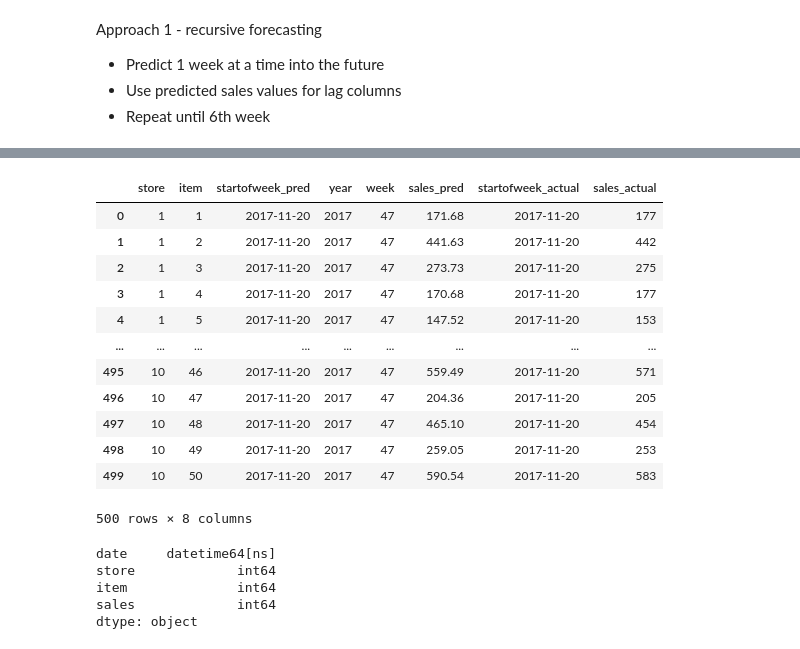
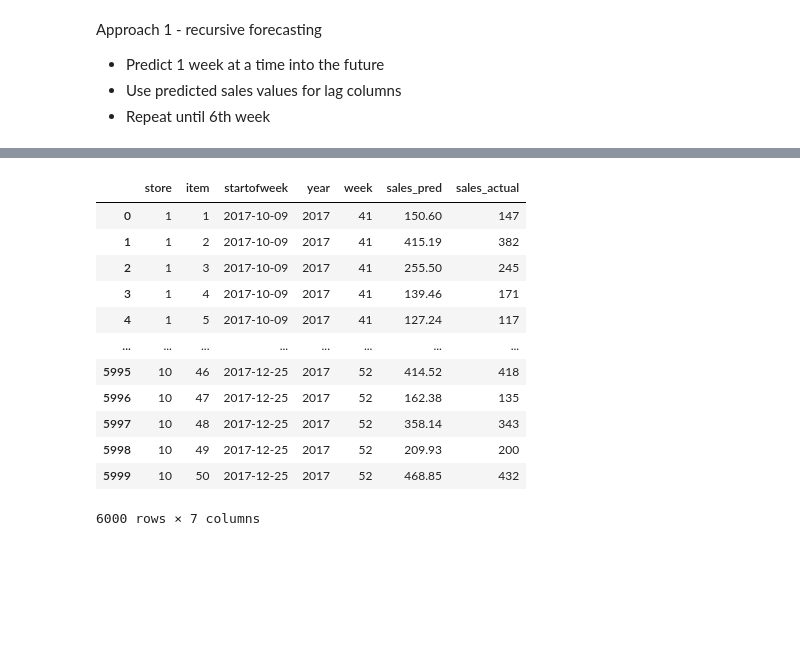
Before and after one commit to L33T-Snack3r/demand-forecasting, a Jupyter notebook: nbs/Model1.ipynb, the cells around one changed output, grey strips where cells are left out. Cells and saved outputs as stored; diff of their text form; code cells hidden in the pictures; blank space fills up the shorter version.

Commit message:
Bulk forecasting

```diff
--- a/nbs/Model1.ipynb
+++ b/nbs/Model1.ipynb
@@ -413,7 +413,7 @@ def recursivePredict(df, model, forecast_weeks=6, train=False):
     df_predict = df[df['startofweek'] >= cutoff_date].reset_index(drop=True)
     df_predict['sales'] = -1 #Set sales after the forecast horizon to -1 for bookkeeping
 
-    logger.info("Making predictions")
+    logger.info("Making predictions...")
     for week in most_recent_weeks[-forecast_weeks:]:
         #Append the week to be predicted
         df_processed = pd.concat([df_backfill, df_predict[df_predict['startofweek'] == week]],
@@ -440,6 +440,7 @@ def recursivePredict(df, model, forecast_weeks=6, train=False):
                                 ],
                                 ignore_index=True,
                                 axis=0)
+        logger.info(f"Week {week} predictions complete")
 
     results = pd.merge(left=df_backfill[df_backfill['startofweek'] >= cutoff_date]\
                             .astype({'item': 'str', 'store': 'str'}),
@@ -451,13 +452,19 @@ def recursivePredict(df, model, forecast_weeks=6, train=False):
                     )
 
     #Display metrics
-    for
+    for week in most_recent_weeks[-forecast_weeks:]:
+        y_pred = results[results['startofweek'] == week]['sales_pred']
+        y_test = results[results['startofweek'] == week]['sales_actual']
+
+        logger.info(f"RMSE for {week}: {root_mean_squared_error(y_pred, y_test)}")
+
+    logger.info(f"Overall RMSE: {root_mean_squared_error(results['sales_pred'], results['sales_actual'])}")
+
+    return results
 # %%
-model = train_model(df=training_dataset.pipe(aggregateByWeek, sales_col='sales'),
-                    model=RandomForestRegressor(n_jobs=-1))
-
+model=RandomForestRegressor(n_jobs=-1)
 predictions = recursivePredict(df=training_dataset,
                  model=model,
-                 forecast_weeks=6, train=False)
+                 forecast_weeks=12, train=True)
 predictions
 # %% [output]
@@ -478,21 +488,13 @@ dtype: object
-|  | store | item | startofweek_pred | year | week | sales_pred | startofweek_actual | sales_actual |
-| 0 | 1 | 1 | 2017-11-20 | 2017 | 47 | 171.68 | 2017-11-20 | 177 |
-| 1 | 1 | 2 | 2017-11-20 | 2017 | 47 | 441.63 | 2017-11-20 | 442 |
-| 2 | 1 | 3 | 2017-11-20 | 2017 | 47 | 273.73 | 2017-11-20 | 275 |
-| 3 | 1 | 4 | 2017-11-20 | 2017 | 47 | 170.68 | 2017-11-20 | 177 |
-| 4 | 1 | 5 | 2017-11-20 | 2017 | 47 | 147.52 | 2017-11-20 | 153 |
-| ... | ... | ... | ... | ... | ... | ... | ... | ... |
-| 495 | 10 | 46 | 2017-11-20 | 2017 | 47 | 559.49 | 2017-11-20 | 571 |
-| 496 | 10 | 47 | 2017-11-20 | 2017 | 47 | 204.36 | 2017-11-20 | 205 |
-| 497 | 10 | 48 | 2017-11-20 | 2017 | 47 | 465.10 | 2017-11-20 | 454 |
-| 498 | 10 | 49 | 2017-11-20 | 2017 | 47 | 259.05 | 2017-11-20 | 253 |
-| 499 | 10 | 50 | 2017-11-20 | 2017 | 47 | 590.54 | 2017-11-20 | 583 |
+|  | store | item | startofweek | year | week | sales_pred | sales_actual |
+| 0 | 1 | 1 | 2017-10-09 | 2017 | 41 | 150.60 | 147 |
+| 1 | 1 | 2 | 2017-10-09 | 2017 | 41 | 415.19 | 382 |
+| 2 | 1 | 3 | 2017-10-09 | 2017 | 41 | 255.50 | 245 |
+| 3 | 1 | 4 | 2017-10-09 | 2017 | 41 | 139.46 | 171 |
+| 4 | 1 | 5 | 2017-10-09 | 2017 | 41 | 127.24 | 117 |
+| ... | ... | ... | ... | ... | ... | ... | ... |
+| 5995 | 10 | 46 | 2017-12-25 | 2017 | 52 | 414.52 | 418 |
+| 5996 | 10 | 47 | 2017-12-25 | 2017 | 52 | 162.38 | 135 |
+| 5997 | 10 | 48 | 2017-12-25 | 2017 | 52 | 358.14 | 343 |
+| 5998 | 10 | 49 | 2017-12-25 | 2017 | 52 | 209.93 | 200 |
+| 5999 | 10 | 50 | 2017-12-25 | 2017 | 52 | 468.85 | 432 |
-500 rows × 8 columns
+6000 rows × 7 columns
-# %%
-training_dataset.dtypes
-# %% [output]
-date     datetime64[ns]
-store             int64
-item              int64
-sales             int64
-dtype: object
```
Also changed, not shown: parts of 19 cells of this notebook.
